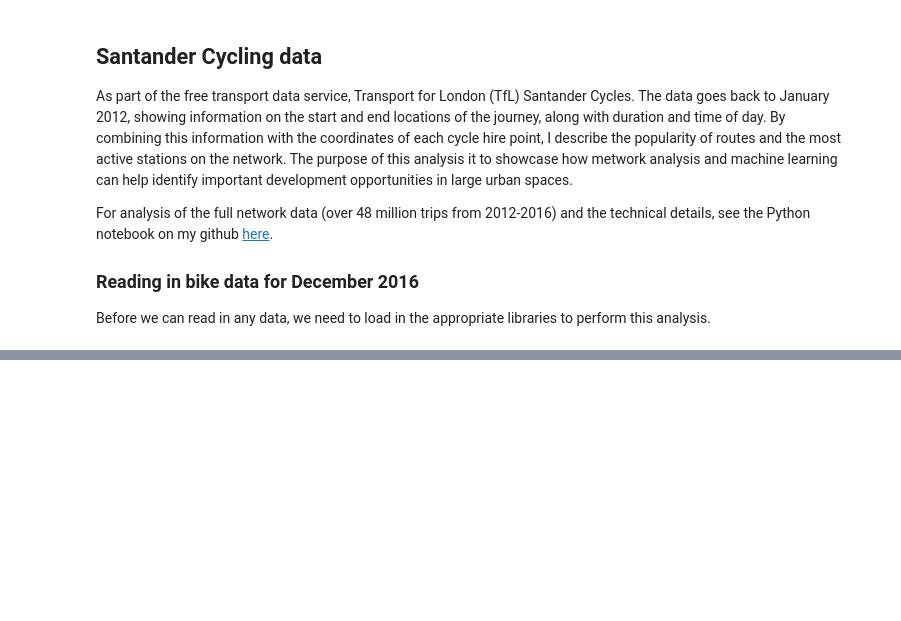
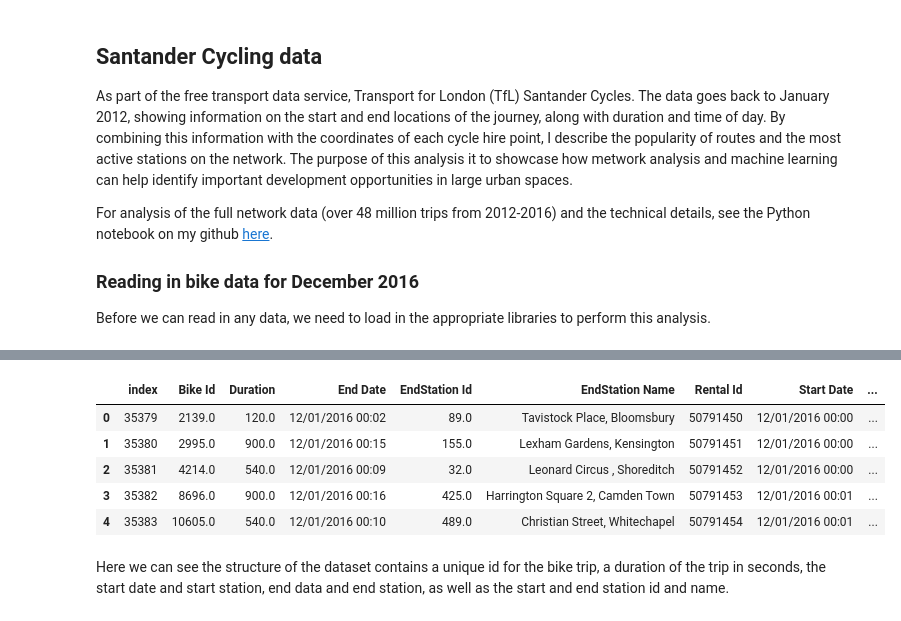
Before and after one commit to cpc-iat/impactassessment.github.io, a Jupyter notebook: book/notebooks/04_bike_network_analysis.ipynb, the cells around one changed output, grey strips where cells are left out. Drawn from its saved outputs; the diff is of its cells as text; code cells hidden in the pictures; blank space fills up the shorter version.

```diff
--- a/book/notebooks/04_bike_network_analysis.ipynb
+++ b/book/notebooks/04_bike_network_analysis.ipynb
@@ -157,0 +170,16 @@ bike_2016_df
+# %%
+#Concatenating all dataframes that can be read in cleanly
+bike_data = bike_2016_Dec_df.drop(['Unnamed: 10', 'Unnamed: 11', 'Unnamed: 9',
+                                   'EndStation Logical Terminal','StartStation Logical Terminal',
+                                   'endStationPriority_id'], axis=1)
+# showing the first 5 rows of the dataframe
+bike_data.head()
+# %% [output]
+|  | index | Bike Id | Duration | End Date | EndStation Id | EndStation Name | Rental Id | Start Date | ... |
+| 0 | 35379 | 2139.0 | 120.0 | 12/01/2016 00:02 | 89.0 | Tavistock Place, Bloomsbury | 50791450 | 12/01/2016 00:00 | ... |
+| 1 | 35380 | 2995.0 | 900.0 | 12/01/2016 00:15 | 155.0 | Lexham Gardens, Kensington | 50791451 | 12/01/2016 00:00 | ... |
+| 2 | 35381 | 4214.0 | 540.0 | 12/01/2016 00:09 | 32.0 | Leonard Circus , Shoreditch | 50791452 | 12/01/2016 00:00 | ... |
+| 3 | 35382 | 8696.0 | 900.0 | 12/01/2016 00:16 | 425.0 | Harrington Square 2, Camden Town | 50791453 | 12/01/2016 00:01 | ... |
+| 4 | 35383 | 10605.0 | 540.0 | 12/01/2016 00:10 | 489.0 | Christian Street, Whitechapel | 50791454 | 12/01/2016 00:01 | ... |
+# %% [markdown]
+Here we can see the structure of the dataset contains a unique id for the bike trip, a duration of the trip in seconds, the start date and start station, end data and end station, as well as the start and end station id and name.
```
Also changed, not shown: parts of 27 cells of this notebook, 1 other file.
